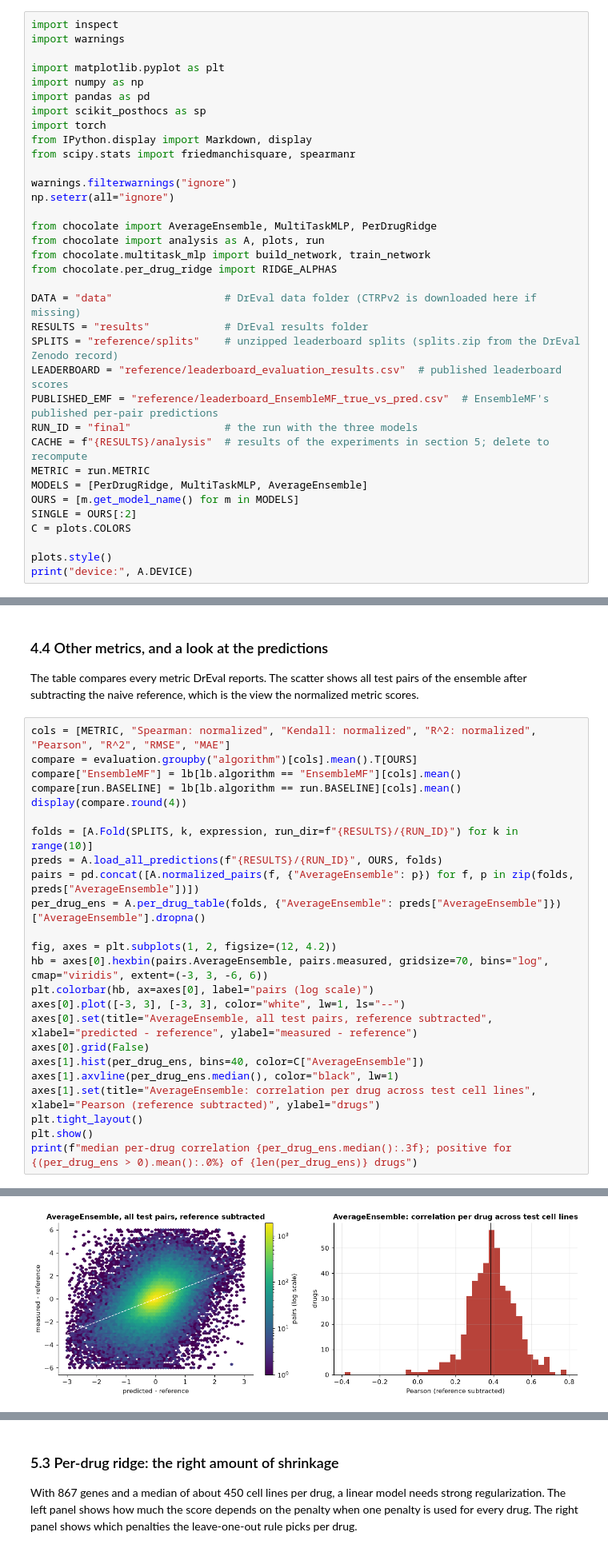
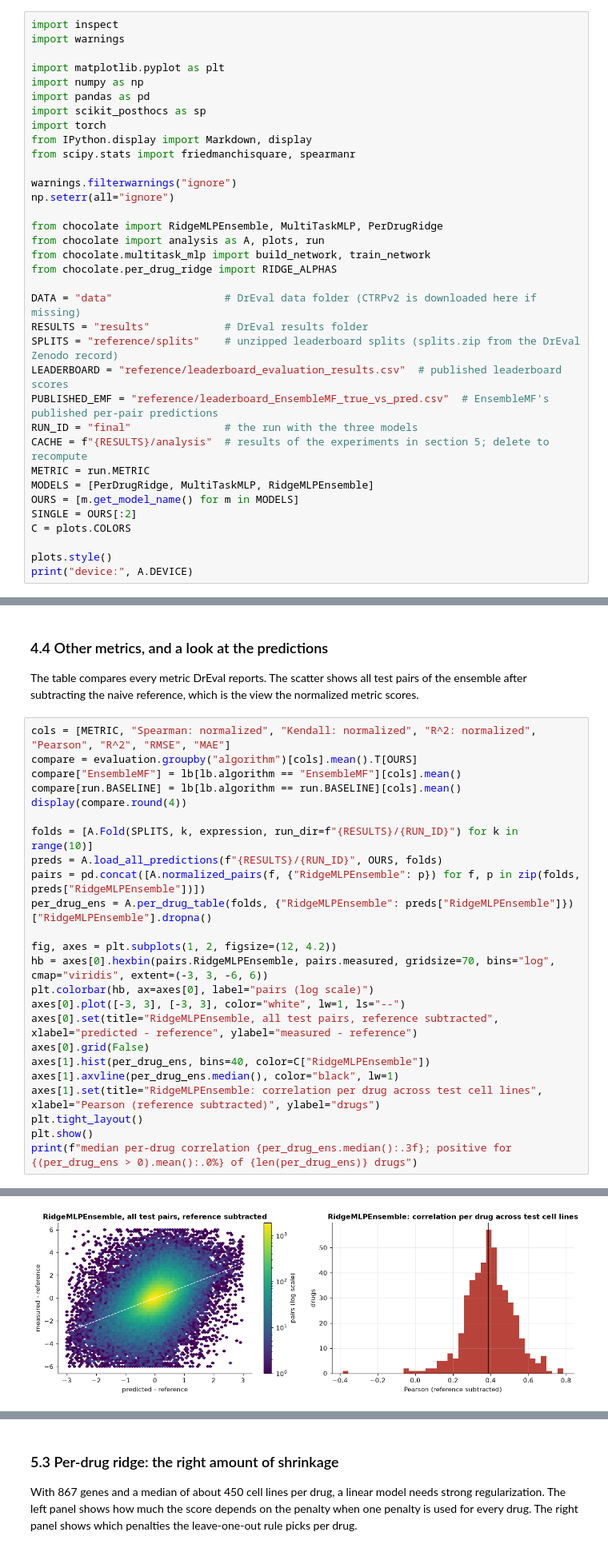
Before and after one commit to ethankershner/dreval-chocolate-challenge, a Jupyter notebook: chocolate_challenge.ipynb, the cells around one changed output, grey strips where cells are left out. Shown at 80% size. Drawn from its saved outputs; the diff is of its cells as text.

Commit message:
rename to RidgeMLPEnsemble

```diff
--- a/chocolate_challenge.ipynb
+++ b/chocolate_challenge.ipynb
@@ -53,7 +53,7 @@ from scipy.stats import friedmanchisquare, spearmanr
 warnings.filterwarnings("ignore")
 np.seterr(all="ignore")
 
-from chocolate import AverageEnsemble, MultiTaskMLP, PerDrugRidge
+from chocolate import RidgeMLPEnsemble, MultiTaskMLP, PerDrugRidge
 from chocolate import analysis as A, plots, run
 from chocolate.multitask_mlp import build_network, train_network
 from chocolate.per_drug_ridge import RIDGE_ALPHAS
@@ -66,7 +66,7 @@ PUBLISHED_EMF = "reference/leaderboard_EnsembleMF_true_vs_pred.csv"  # EnsembleM
 RUN_ID = "final"               # the run with the three models
 CACHE = f"{RESULTS}/analysis"  # results of the experiments in section 5; delete to recompute
 METRIC = run.METRIC
-MODELS = [PerDrugRidge, MultiTaskMLP, AverageEnsemble]
+MODELS = [PerDrugRidge, MultiTaskMLP, RidgeMLPEnsemble]
 OURS = [m.get_model_name() for m in MODELS]
 SINGLE = OURS[:2]
 C = plots.COLORS
@@ -471,18 +471,18 @@ display(compare.round(4))
 
 folds = [A.Fold(SPLITS, k, expression, run_dir=f"{RESULTS}/{RUN_ID}") for k in range(10)]
 preds = A.load_all_predictions(f"{RESULTS}/{RUN_ID}", OURS, folds)
-pairs = pd.concat([A.normalized_pairs(f, {"AverageEnsemble": p}) for f, p in zip(folds, preds["AverageEnsemble"])])
-per_drug_ens = A.per_drug_table(folds, {"AverageEnsemble": preds["AverageEnsemble"]})["AverageEnsemble"].dropna()
+pairs = pd.concat([A.normalized_pairs(f, {"RidgeMLPEnsemble": p}) for f, p in zip(folds, preds["RidgeMLPEnsemble"])])
+per_drug_ens = A.per_drug_table(folds, {"RidgeMLPEnsemble": preds["RidgeMLPEnsemble"]})["RidgeMLPEnsemble"].dropna()
 
 fig, axes = plt.subplots(1, 2, figsize=(12, 4.2))
-hb = axes[0].hexbin(pairs.AverageEnsemble, pairs.measured, gridsize=70, bins="log", cmap="viridis", extent=(-3, 3, -6, 6))
+hb = axes[0].hexbin(pairs.RidgeMLPEnsemble, pairs.measured, gridsize=70, bins="log", cmap="viridis", extent=(-3, 3, -6, 6))
 plt.colorbar(hb, ax=axes[0], label="pairs (log scale)")
 axes[0].plot([-3, 3], [-3, 3], color="white", lw=1, ls="--")
-axes[0].set(title="AverageEnsemble, all test pairs, reference subtracted", xlabel="predicted - reference", ylabel="measured - reference")
+axes[0].set(title="RidgeMLPEnsemble, all test pairs, reference subtracted", xlabel="predicted - reference", ylabel="measured - reference")
 axes[0].grid(False)
-axes[1].hist(per_drug_ens, bins=40, color=C["AverageEnsemble"])
+axes[1].hist(per_drug_ens, bins=40, color=C["RidgeMLPEnsemble"])
 axes[1].axvline(per_drug_ens.median(), color="black", lw=1)
-axes[1].set(title="AverageEnsemble: correlation per drug across test cell lines", xlabel="Pearson (reference subtracted)", ylabel="drugs")
+axes[1].set(title="RidgeMLPEnsemble: correlation per drug across test cell lines", xlabel="Pearson (reference subtracted)", ylabel="drugs")
 plt.tight_layout()
 plt.show()
 print(f"median per-drug correlation {per_drug_ens.median():.3f}; positive for {(per_drug_ens > 0).mean():.0%} of {len(per_drug_ens)} drugs")
@@ -491,12 +491,12 @@ print(f"median per-drug correlation {per_drug_ens.median():.3f}; positive for {(
 | Pearson: normalized | 0.4065 | 0.4072 | 0.4230 | 0.3761 | 0.0000 |
 | Spearman: normalized | 0.3970 | 0.3953 | 0.4113 | 0.3514 | 0.0000 |
 | Kendall: normalized | 0.2824 | 0.2817 | 0.2934 | 0.2488 | 0.0000 |
 | R^2: normalized | 0.1637 | 0.1633 | 0.1774 | 0.1269 | -0.0011 |
 | Pearson | 0.8683 | 0.8677 | 0.8703 | 0.8623 | 0.8389 |
 | R^2 | 0.7537 | 0.7524 | 0.7571 | 0.7415 | 0.7034 |
 | RMSE | 1.2589 | 1.2620 | 1.2501 | 1.2894 | 1.3791 |
 | MAE | 0.8428 | 0.8464 | 0.8364 | 0.8741 | 0.9448 |
-[figure, old version]
+[figure, new version]
 median per-drug correlation 0.387; positive for 99% of 470 drugs
 # %% [markdown]
 ## 5. Why do these models beat EnsembleMF?
```
Also changed, not shown: parts of 15 cells of this notebook, 6 other files.
